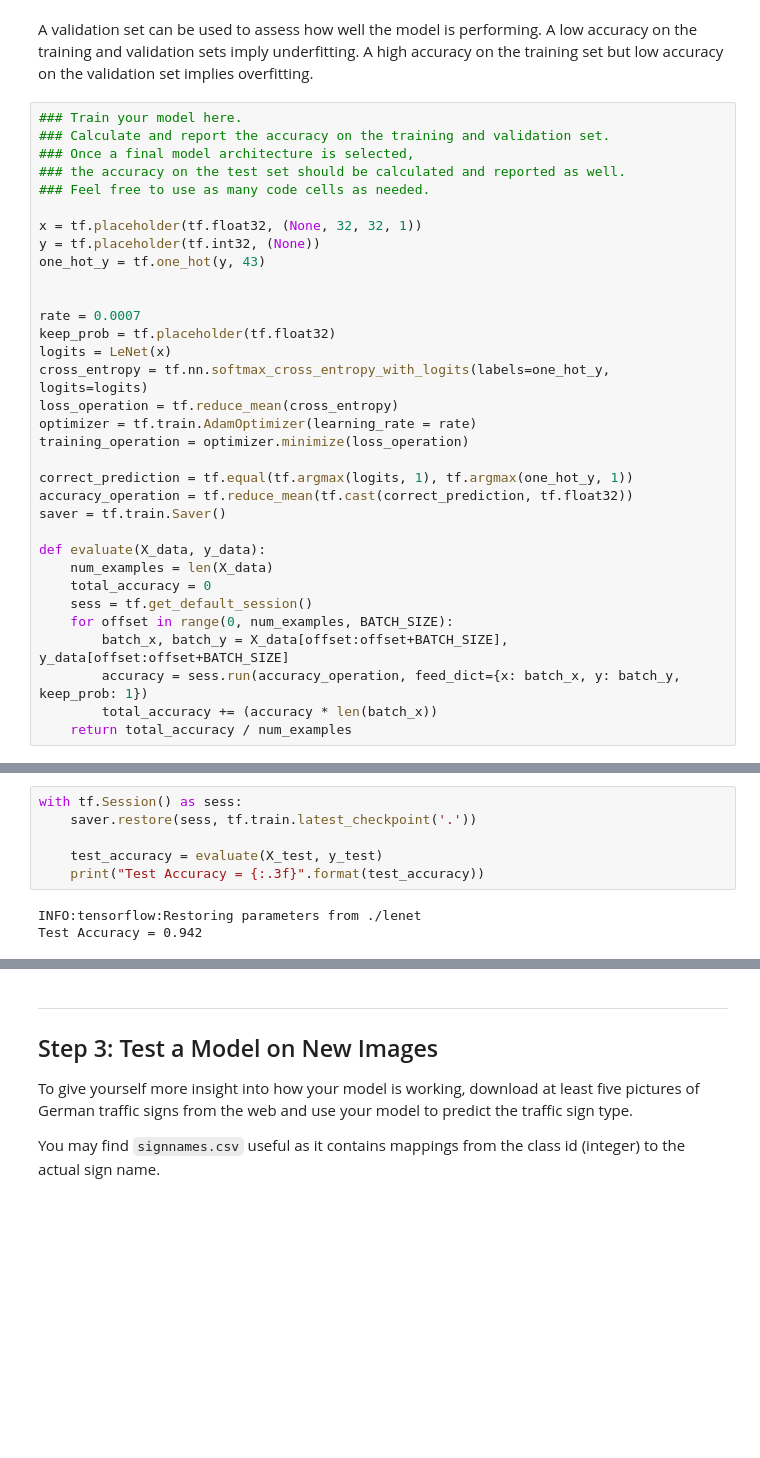
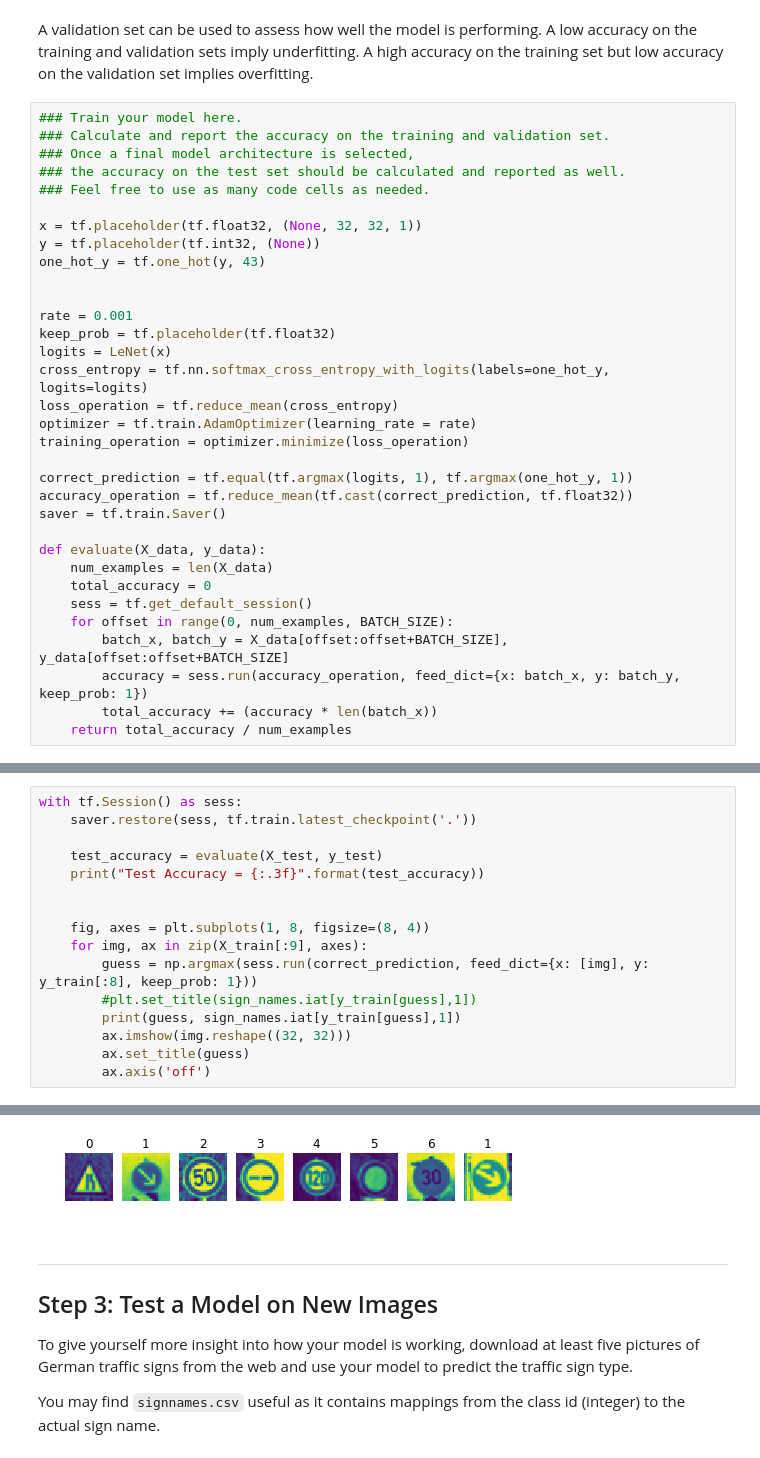
Before and after one commit to PR4S4D/traffic-sign-classifier, a Jupyter notebook: Traffic_Sign_Classifier.ipynb, the cells around one changed output, grey strips where cells are left out. Drawn from its saved outputs; the diff is of its cells as text; blank space fills up the shorter version.

```diff
--- a/Traffic_Sign_Classifier.ipynb
+++ b/Traffic_Sign_Classifier.ipynb
@@ -274,7 +270,7 @@ y = tf.placeholder(tf.int32, (None))
 one_hot_y = tf.one_hot(y, 43)
 
 
-rate = 0.0007
+rate = 0.001
 keep_prob = tf.placeholder(tf.float32)
 logits = LeNet(x)
 cross_entropy = tf.nn.softmax_cross_entropy_with_logits(labels=one_hot_y, logits=logits)
@@ -335,11 +331,19 @@ Validation Accuracy = 0.953
 
 Model saved
-# %%
-with tf.Session() as sess:
-    saver.restore(sess, tf.train.latest_checkpoint('.'))
-
-    test_accuracy = evaluate(X_test, y_test)
-    print("Test Accuracy = {:.3f}".format(test_accuracy))
-# %% [output]
-INFO:tensorflow:Restoring parameters from ./lenet
-Test Accuracy = 0.942
+# %%
+with tf.Session() as sess:
+    saver.restore(sess, tf.train.latest_checkpoint('.'))
+
+    test_accuracy = evaluate(X_test, y_test)
+    print("Test Accuracy = {:.3f}".format(test_accuracy))
+
+
+    fig, axes = plt.subplots(1, 8, figsize=(8, 4))
+    for img, ax in zip(X_train[:9], axes):
+        guess = np.argmax(sess.run(correct_prediction, feed_dict={x: [img], y: y_train[:8], keep_prob: 1}))
+        #plt.set_title(sign_names.iat[y_train[guess],1])
+        print(guess, sign_names.iat[y_train[guess],1])
+        ax.imshow(img.reshape((32, 32)))
+        ax.set_title(guess)
+        ax.axis('off')
+# %% [output]
@@ -346,3 +360,4 @@ Test Accuracy = 0.942
+[figure, added]
 # %% [markdown]
 ---
 
```
Also changed, not shown: parts of 12 cells of this notebook, 7 other files.
